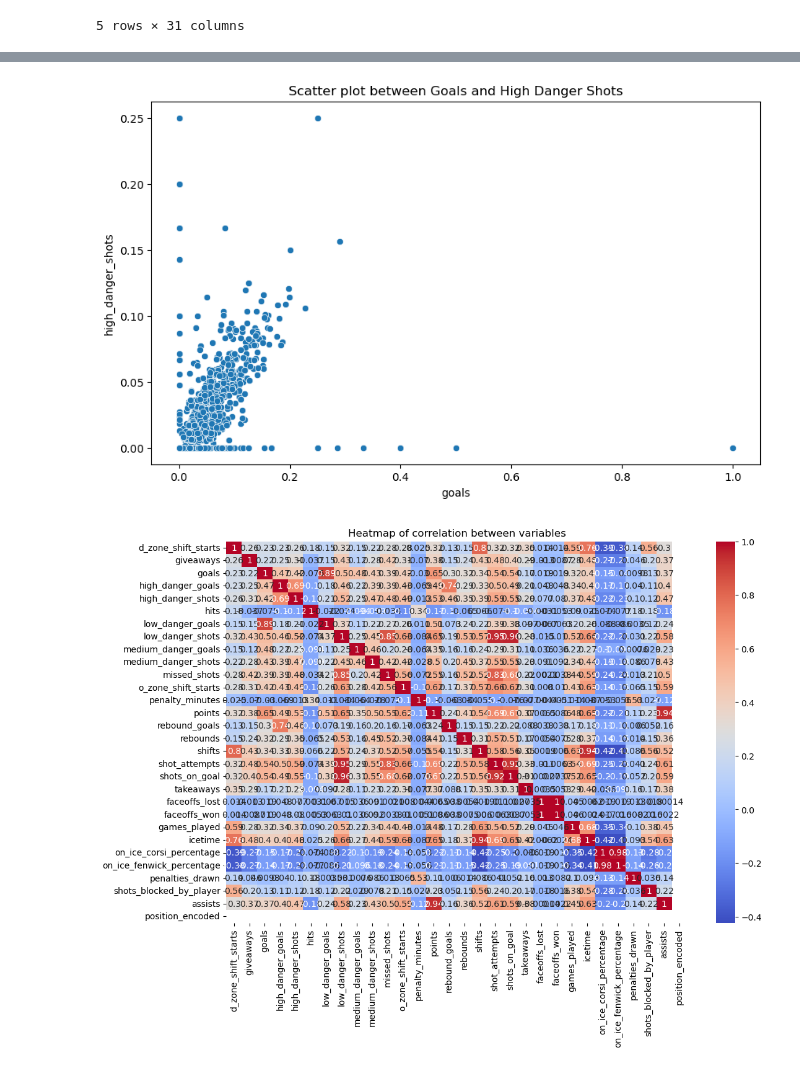
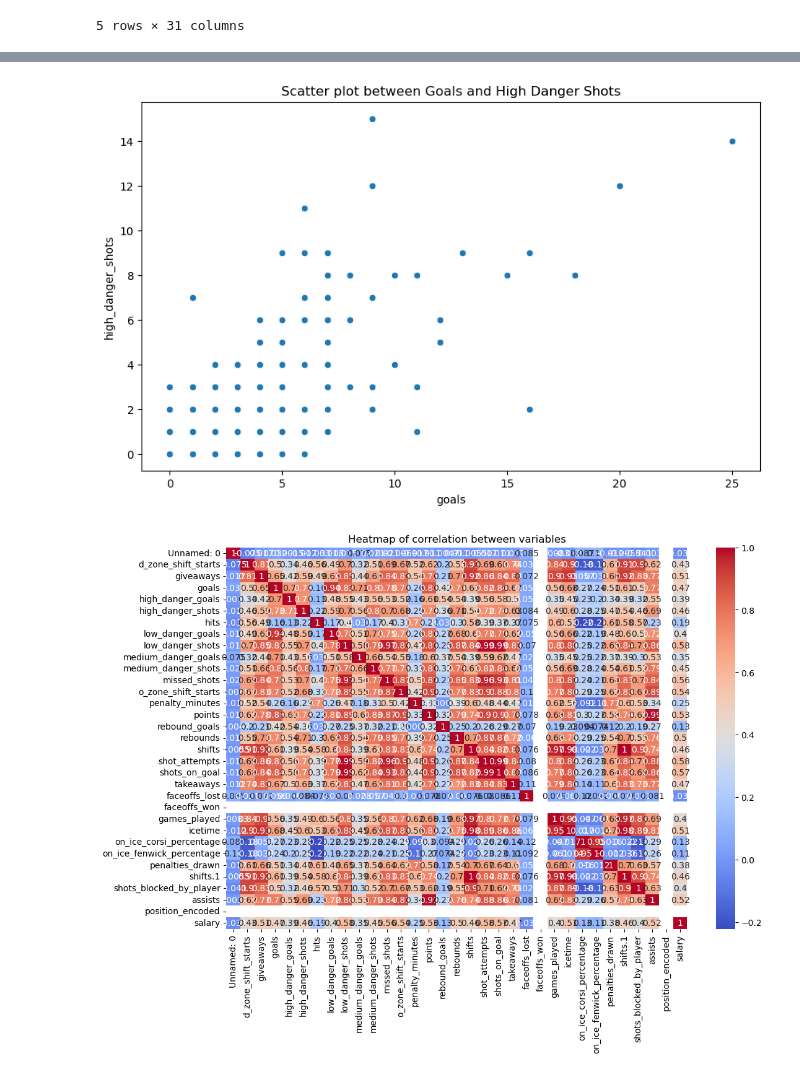
Before and after one commit to blairjdaniel/NHL_points_projection, a Jupyter notebook: notebooks/defence.ipynb, the cells around one changed output, grey strips where cells are left out. Cells and saved outputs as stored; diff of their text form; code cells hidden in the pictures.

```diff
--- a/notebooks/defence.ipynb
+++ b/notebooks/defence.ipynb
@@ -426,7 +424,9 @@ Find Macklin and other like him with under 200 games but are studs
+# %%
+skaters_all = pd.read_csv('/Users/blairjdaniel/lighthouse/lighthouse/NHL/NHL_points_projection/files/master_copies/player_team_2025.csv')
 # %%
 # Filter the DataFrame to include only rows where PositionEn_encoded is 0
-skater_df = skater_df[skater_df['position_encoded'] ==1]
+skaters_all = skaters_all[skaters_all['position_encoded'] ==0]
 
 # Display the first few rows of the filtered DataFrame to verify the change
-skater_df
+skaters_all
 # %% [output]
@@ -457,23 +457,23 @@ plt.show()
 # %%
 # Scatter plot between "Fresh" and "Milk"
 plt.figure(figsize=(10, 6))
-sns.scatterplot(x='goals', y='high_danger_shots', data=skater_df)
+sns.scatterplot(x='goals', y='high_danger_shots', data=skaters_all)
 plt.title('Scatter plot between Goals and High Danger Shots')
 plt.show()
 # %% [output]
-[figure, old version]
+[figure, new version]
 # %%
 # Heatmap to show correlation between variables
-numeric_df = skater_df.drop(columns=['name'])
+numeric_df = skaters_all.drop(columns=['name', 'team'])
 
 
 plt.figure(figsize=(12, 8))
 correlation_matrix = numeric_df.corr()
 sns.heatmap(correlation_matrix, annot=True, cmap='coolwarm')
 plt.title('Heatmap of correlation between variables')
 plt.show()
 # %% [output]
-[figure, old version]
+[figure, new version]
 # %%
 # Select the features to use for the recommender engine
 features = [
```
Also changed, not shown: parts of 11 cells of this notebook, 12 other files.
